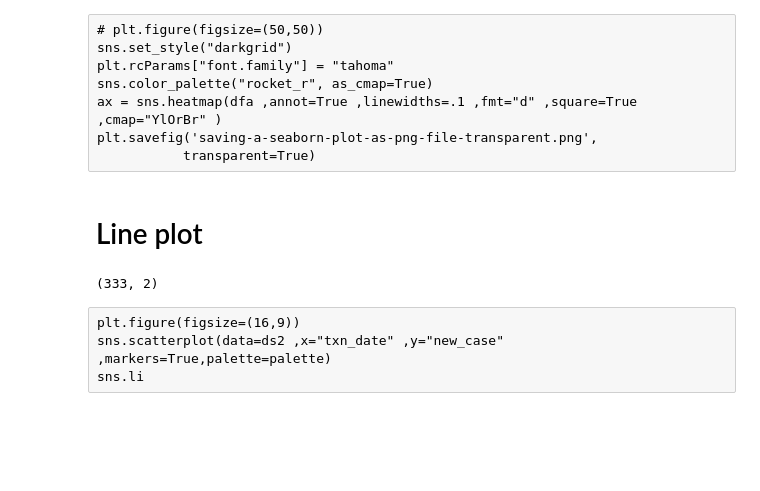
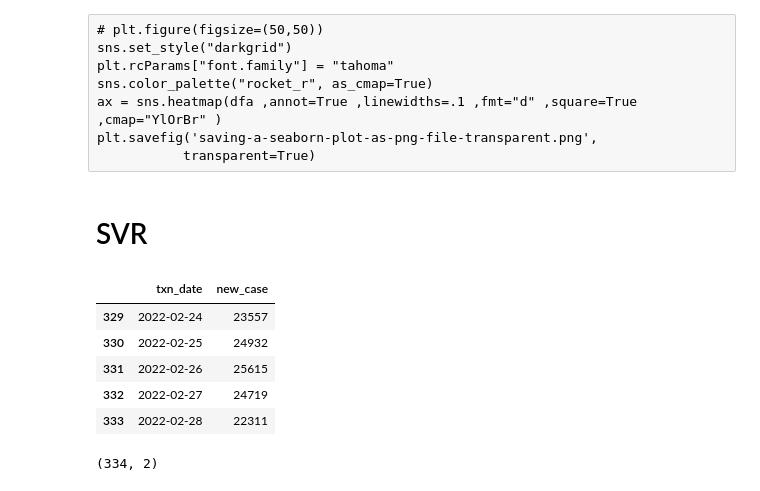
Before and after one commit to aphisit-ths/MACHINE-LEARNING-COURSE2022, a Jupyter notebook: PLAYGROUND/COVID.ipynb, the cells around one changed output. Cells and saved outputs as stored; diff of their text form; code cells hidden in the pictures; blank space fills up the shorter version.

```diff
--- a/PLAYGROUND/COVID.ipynb
+++ b/PLAYGROUND/COVID.ipynb
@@ -36,7 +36,7 @@ ax = sns.heatmap(dfa ,annot=True ,linewidths=.1 ,fmt="d" ,square=True ,cmap="YlO
 plt.savefig('saving-a-seaborn-plot-as-png-file-transparent.png',
            transparent=True)
 # %% [markdown]
-# Line plot
+# SVR
 # %%
 url2 = "https://covid19.ddc.moph.go.th/api/Cases/timeline-cases-all"
 d = requests.get(url2)
@@ -45,16 +45,19 @@ js = d.json()
 ds_raw = pd.DataFrame(js)
 ds2 = ds_raw[["txn_date","new_case"]]
 # %%
-ds2 = ds2
+ds2.tail()
+# %% [output]
+|  | txn_date | new_case |
+| 329 | 2022-02-24 | 23557 |
+| 330 | 2022-02-25 | 24932 |
+| 331 | 2022-02-26 | 25615 |
+| 332 | 2022-02-27 | 24719 |
+| 333 | 2022-02-28 | 22311 |
 # %%
 ds2 = ds2.reset_index(drop=True)
 ds2.shape
 # %% [output]
-(333, 2)
+(334, 2)
-# %% [raw]
-plt.figure(figsize=(16,9))
-sns.scatterplot(data=ds2 ,x="txn_date" ,y="new_case" ,markers=True,palette=palette)
-sns.li
 # %%
 xdf = np.arange(len(ds2))
 # %%
```
Also changed, not shown: parts of 11 cells of this notebook, 4 other files.
